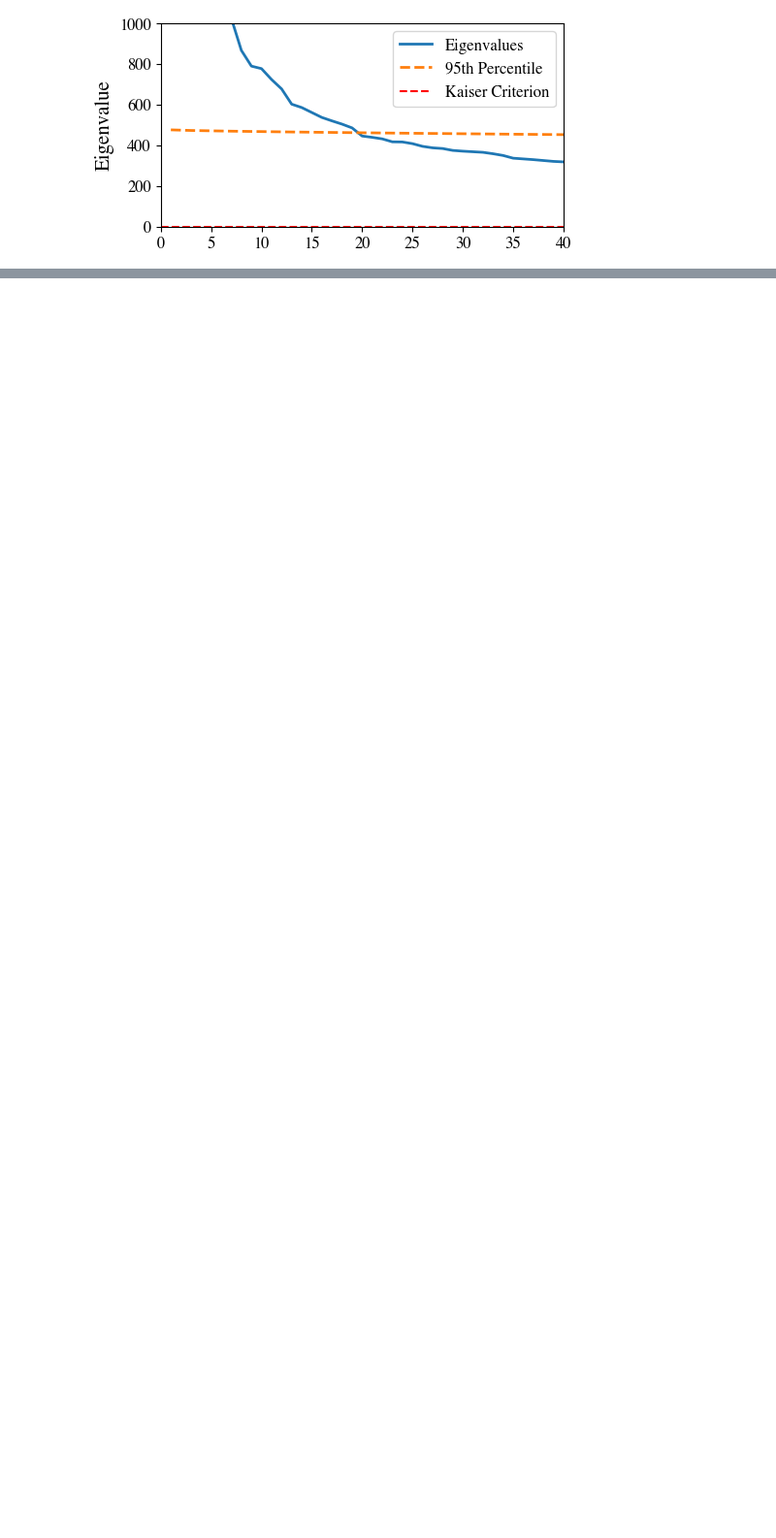
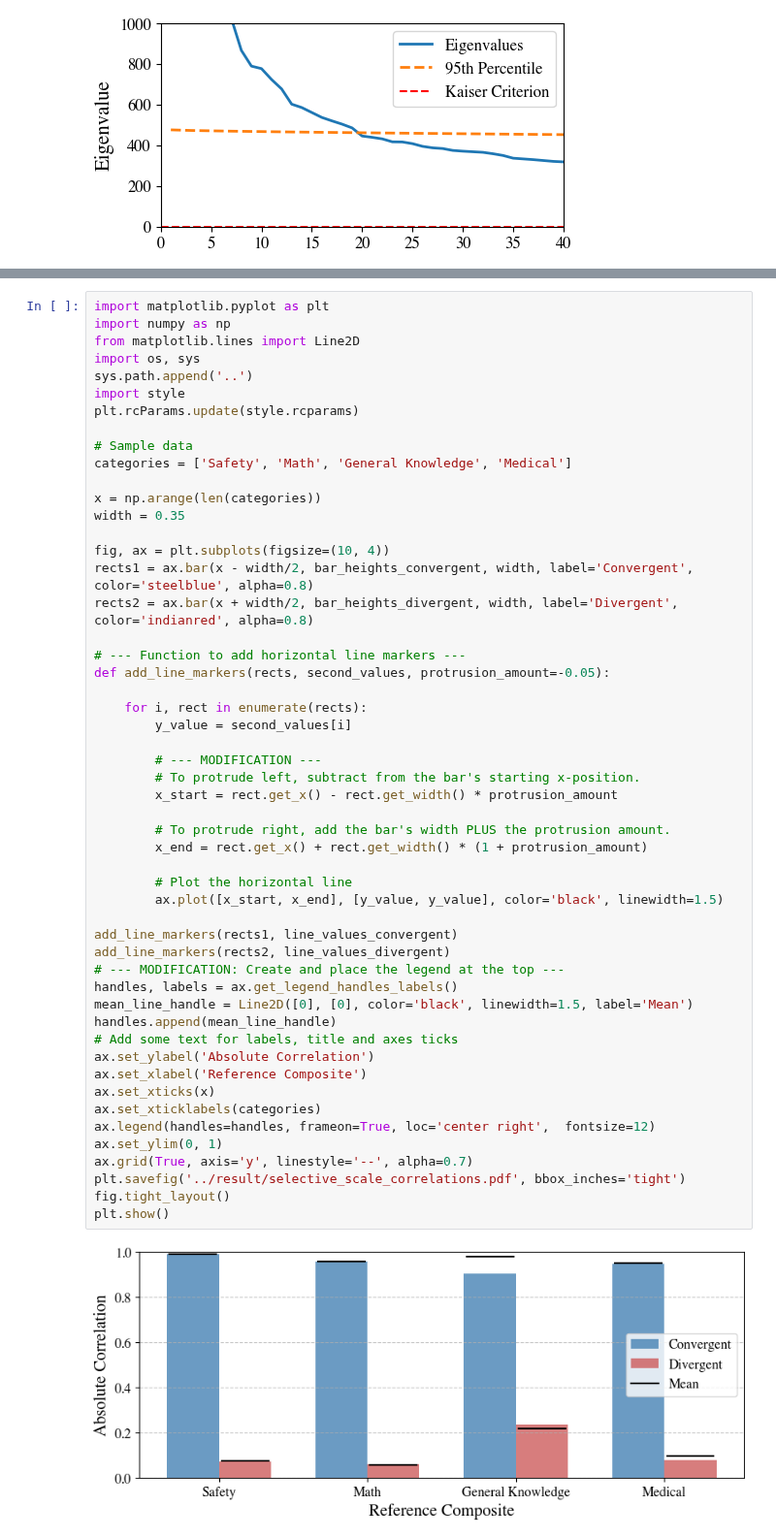
Before and after one commit to ronanhansel/reeval-multi, a Jupyter notebook: mirt-official/eda.ipynb, the cells around one changed output, grey strips where cells are left out. Shown at 97% size. Drawn from its saved outputs; the diff is of its cells as text; blank space fills up the shorter version.

```diff
--- a/mirt-official/eda.ipynb
+++ b/mirt-official/eda.ipynb
@@ -721,3 +155,57 @@ plt.show()
+# %%
+import matplotlib.pyplot as plt
+import numpy as np
+from matplotlib.lines import Line2D
+import os, sys
+sys.path.append('..')
+import style
+plt.rcParams.update(style.rcparams)
+
+# Sample data
+categories = ['Safety', 'Math', 'General Knowledge', 'Medical']
+
+x = np.arange(len(categories))
+width = 0.35
+
+fig, ax = plt.subplots(figsize=(10, 4))
+rects1 = ax.bar(x - width/2, bar_heights_convergent, width, label='Convergent', color='steelblue', alpha=0.8)
+rects2 = ax.bar(x + width/2, bar_heights_divergent, width, label='Divergent', color='indianred', alpha=0.8)
+
+# --- Function to add horizontal line markers ---
+def add_line_markers(rects, second_values, protrusion_amount=-0.05):
+
+    for i, rect in enumerate(rects):
+        y_value = second_values[i]
+
+        # --- MODIFICATION ---
+        # To protrude left, subtract from the bar's starting x-position.
+        x_start = rect.get_x() - rect.get_width() * protrusion_amount
+
+        # To protrude right, add the bar's width PLUS the protrusion amount.
+        x_end = rect.get_x() + rect.get_width() * (1 + protrusion_amount)
+
+        # Plot the horizontal line
+        ax.plot([x_start, x_end], [y_value, y_value], color='black', linewidth=1.5)
+
+add_line_markers(rects1, line_values_convergent)
+add_line_markers(rects2, line_values_divergent)
+# --- MODIFICATION: Create and place the legend at the top ---
+handles, labels = ax.get_legend_handles_labels()
+mean_line_handle = Line2D([0], [0], color='black', linewidth=1.5, label='Mean')
+handles.append(mean_line_handle)
+# Add some text for labels, title and axes ticks
+ax.set_ylabel('Absolute Correlation')
+ax.set_xlabel('Reference Composite')
+ax.set_xticks(x)
+ax.set_xticklabels(categories)
+ax.legend(handles=handles, frameon=True, loc='center right',  fontsize=12)
+ax.set_ylim(0, 1)
+ax.grid(True, axis='y', linestyle='--', alpha=0.7)
+plt.savefig('../result/selective_scale_correlations.pdf', bbox_inches='tight')
+fig.tight_layout()
+plt.show()
+# %% [output]
+[figure, added]
 # %%
 import sys
 import matplotlib.pyplot as plt
```
Also changed, not shown: parts of 12 cells of this notebook, 28 other files.
